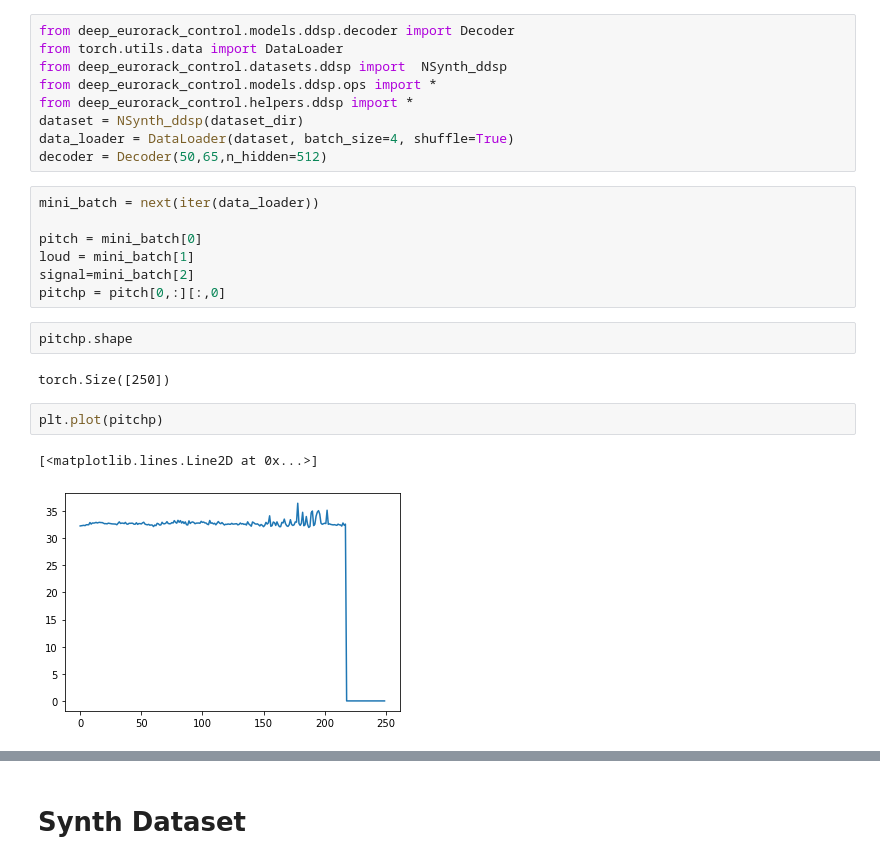
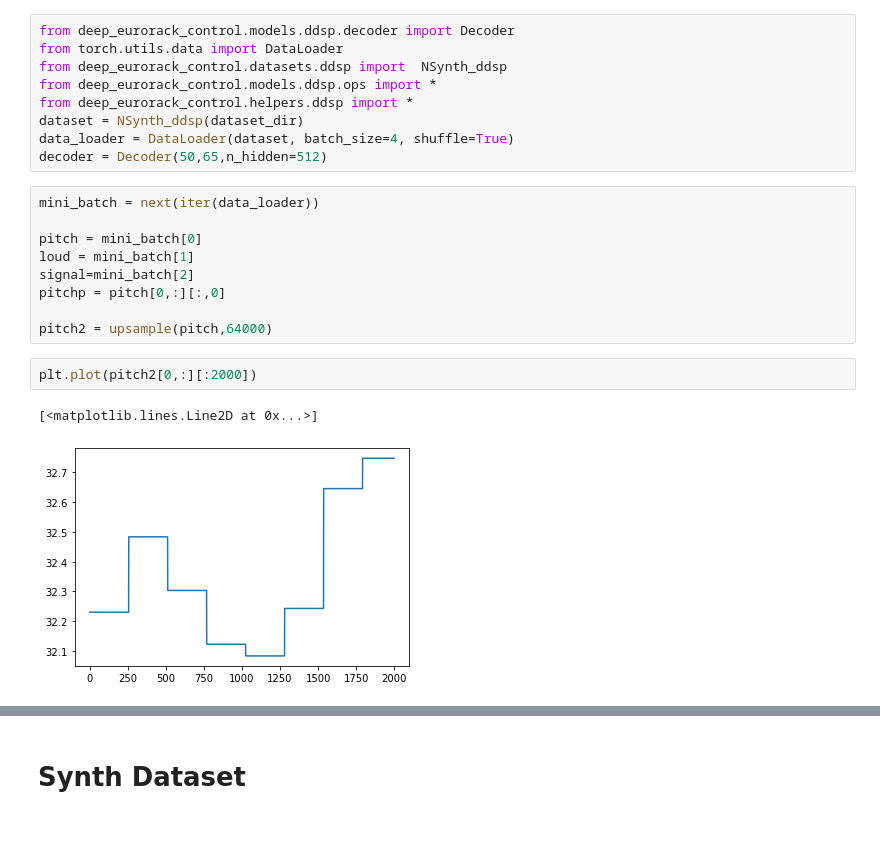
Before and after one commit to nabsara/deep-eurorack-control, a Jupyter notebook: notebooks/Untitled.ipynb, the cells around one changed output, grey strips where cells are left out. Saved outputs shown, nothing was run; the diff lists cells and outputs as text; blank space fills up the shorter version.

```diff
--- a/notebooks/Untitled.ipynb
+++ b/notebooks/Untitled.ipynb
@@ -39,12 +36,10 @@ pitch = mini_batch[0]
 loud = mini_batch[1]
 signal=mini_batch[2]
 pitchp = pitch[0,:][:,0]
+
+pitch2 = upsample(pitch,64000)
 # %%
-pitchp.shape
+plt.plot(pitch2[0,:][:2000])
 # %% [output]
-torch.Size([250])
+[<matplotlib.lines.Line2D at 0x...>]
+[figure, added]
-# %%
-plt.plot(pitchp)
-# %% [output]
-[<matplotlib.lines.Line2D at 0x...>]
-[figure, removed]
```
Also changed, not shown: parts of 11 cells of this notebook, 1 other file.
